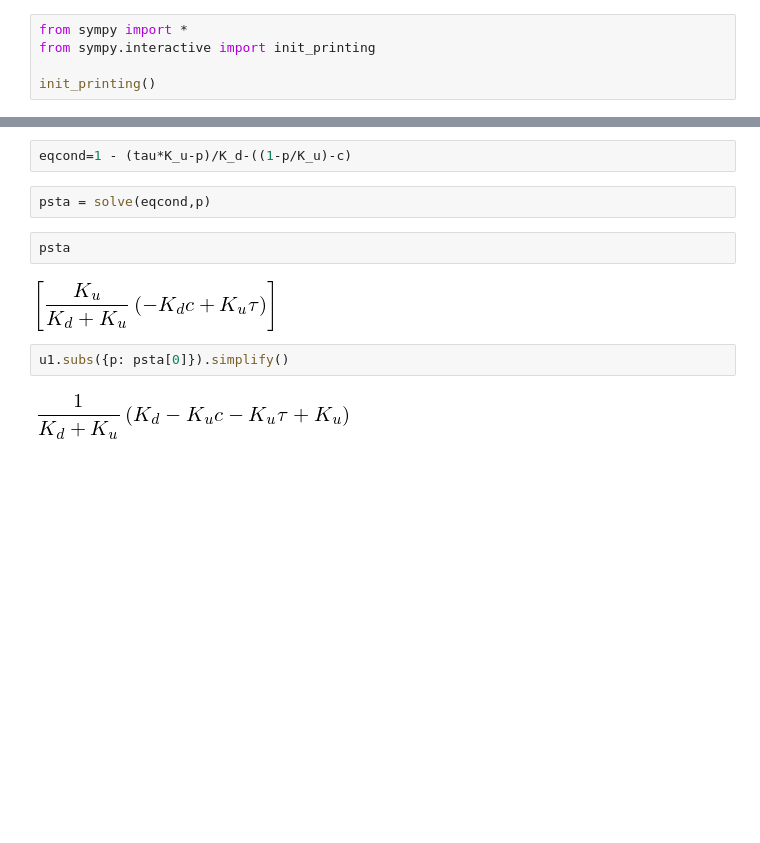
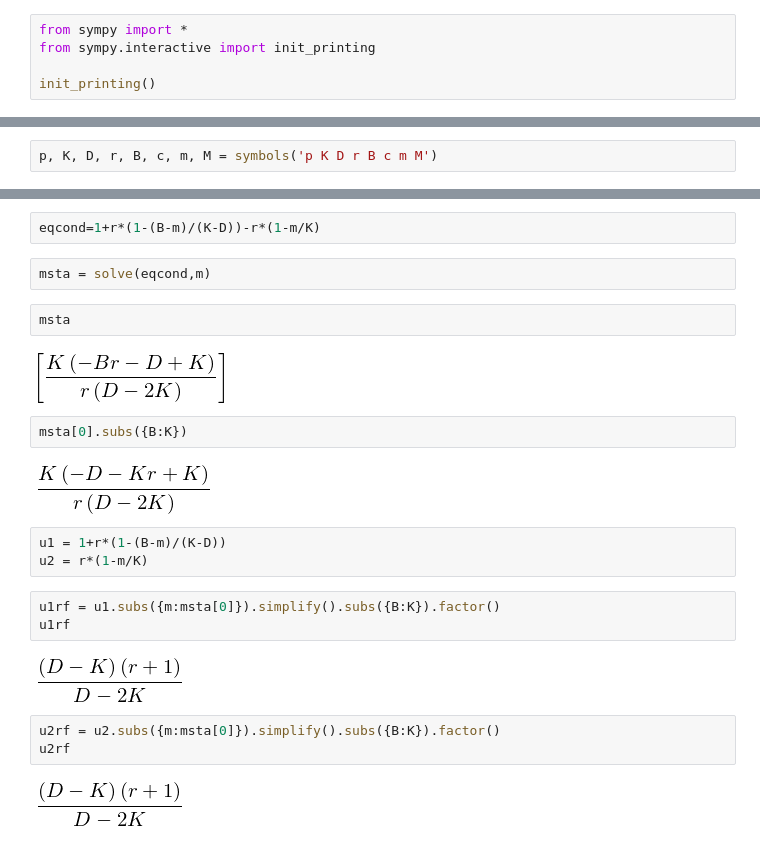
Before and after one commit to mbaker21231/InstEvo, a Jupyter notebook: Writeup/AgeArea/ArticleGraph.ipynb, the cells around one changed output, grey strips where cells are left out. Drawn from its saved outputs; the diff is of its cells as text; blank space fills up the shorter version.

```diff
--- a/Writeup/AgeArea/ArticleGraph.ipynb
+++ b/Writeup/AgeArea/ArticleGraph.ipynb
@@ -949,0 +952,2 @@ $$
+# %%
+p, K, D, r, B, c, m, M = symbols('p K D r B c m M')
@@ -952,12 +985,25 @@ This gives:
-# %%
-eqcond=1 - (tau*K_u-p)/K_d-((1-p/K_u)-c)
+# %%
+eqcond=1+r*(1-(B-m)/(K-D))-r*(1-m/K)
 # %%
-psta = solve(eqcond,p)
+msta = solve(eqcond,m)
-# %%
-psta
-# %% [output]
-[figure, removed]
-# %%
-u1.subs({p: psta[0]}).simplify()
-# %% [output]
-[figure, removed]
+# %%
+msta
+# %% [output]
+[figure, added]
+# %%
+msta[0].subs({B:K})
+# %% [output]
+[figure, added]
+# %%
+u1 = 1+r*(1-(B-m)/(K-D))
+u2 = r*(1-m/K)
+# %%
+u1rf = u1.subs({m:msta[0]}).simplify().subs({B:K}).factor()
+u1rf
+# %% [output]
+[figure, added]
+# %%
+u2rf = u2.subs({m:msta[0]}).simplify().subs({B:K}).factor()
+u2rf
+# %% [output]
+[figure, added]
```
Also changed, not shown: parts of 16 cells of this notebook, 14 other files.
